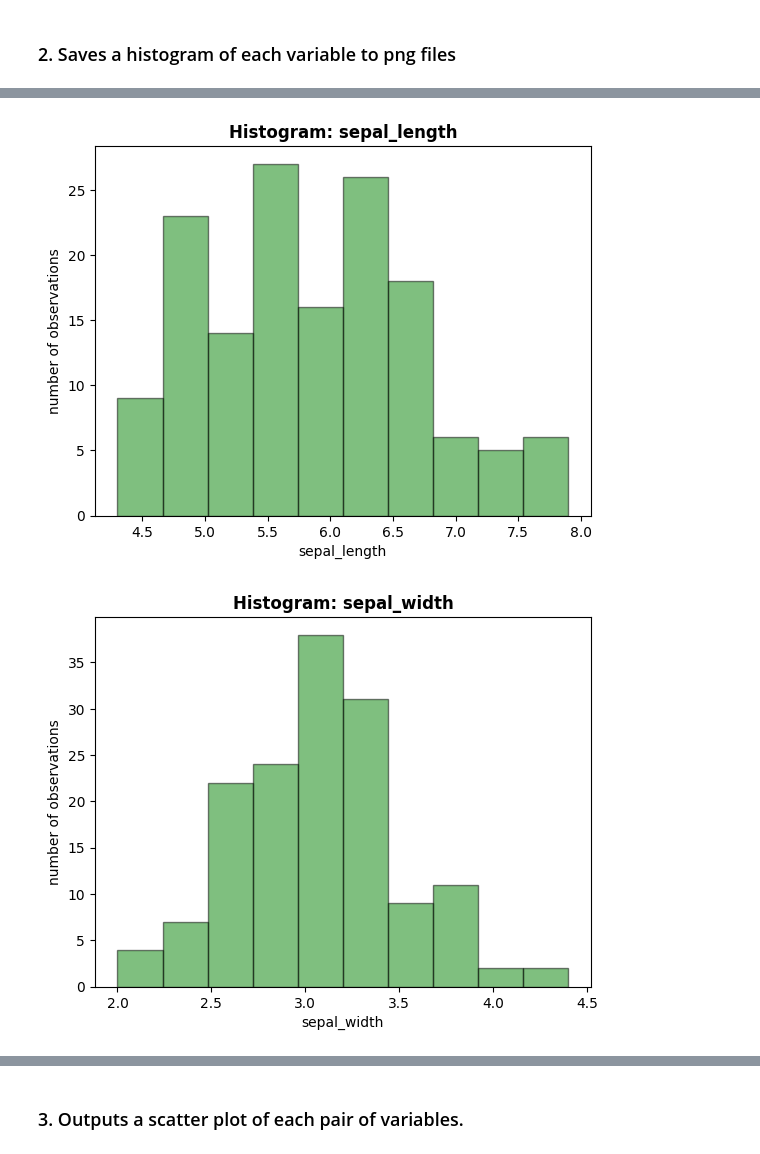
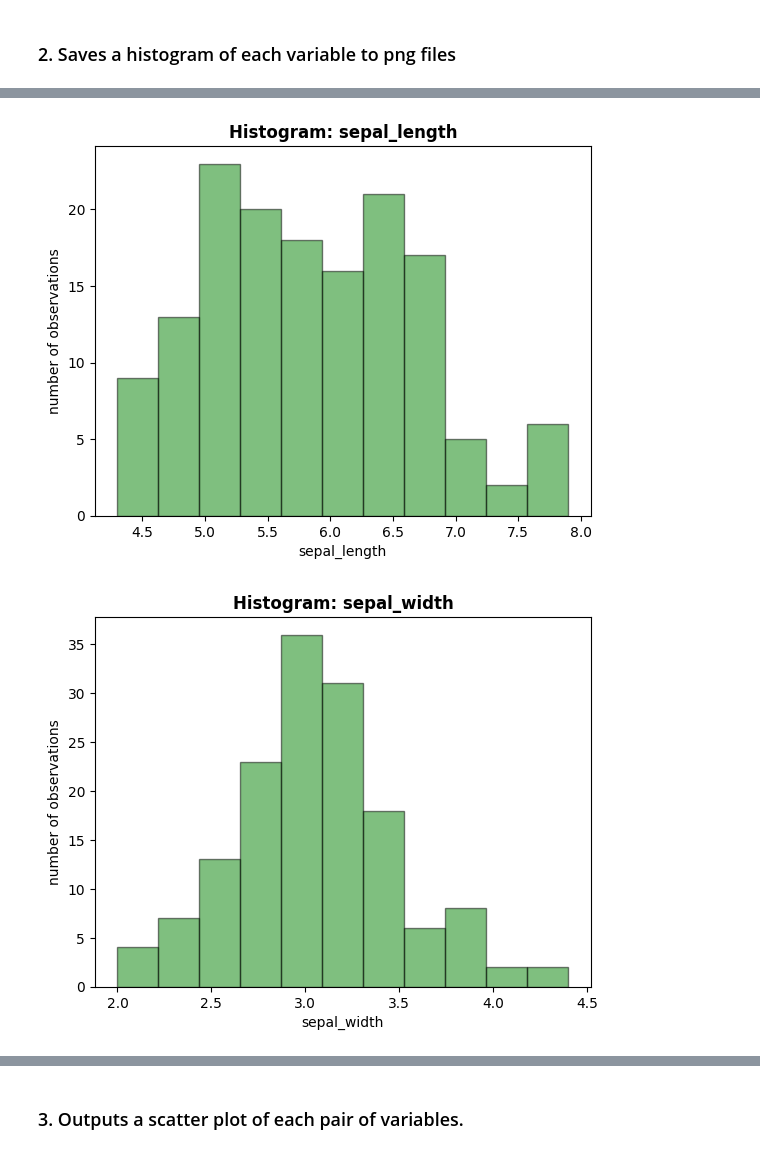
Before and after one commit to quyenphanlyons/pands-project, a Jupyter notebook: notebook.ipynb, the cells around one changed output, grey strips where cells are left out. Saved outputs shown, nothing was run; the diff lists cells and outputs as text; code cells hidden in the pictures.

```diff
--- a/notebook.ipynb
+++ b/notebook.ipynb
@@ -140,19 +153,19 @@ The histograms show the distribution of each variable in iris data set: sepal le
 # %%
 from matplotlib import pyplot as plt
 
 for column in tableau.columns:
     # Create histograms
     plt.figure()
-    plt.hist(tableau[column],bins = 10, alpha = 0.5, color = 'green', edgecolor = 'black')
+    plt.hist(tableau[column],bins = 11, alpha = 0.5, color = 'green', edgecolor = 'black')
 
     # Add labels and title
     plt.xlabel(column)
     plt.ylabel('number of observations')
     plt.title(f'Histogram: {column}', fontweight='bold')
 
     # Save histograms to png files
     plt.savefig(f'Histogram of {column}.png')
     plt.show()
 # %% [output]
-[figure, old version]
+[figure, new version]
-[figure, old version]
+[figure, new version]
```
Also changed, not shown: parts of 10 cells of this notebook, 6 other files.
